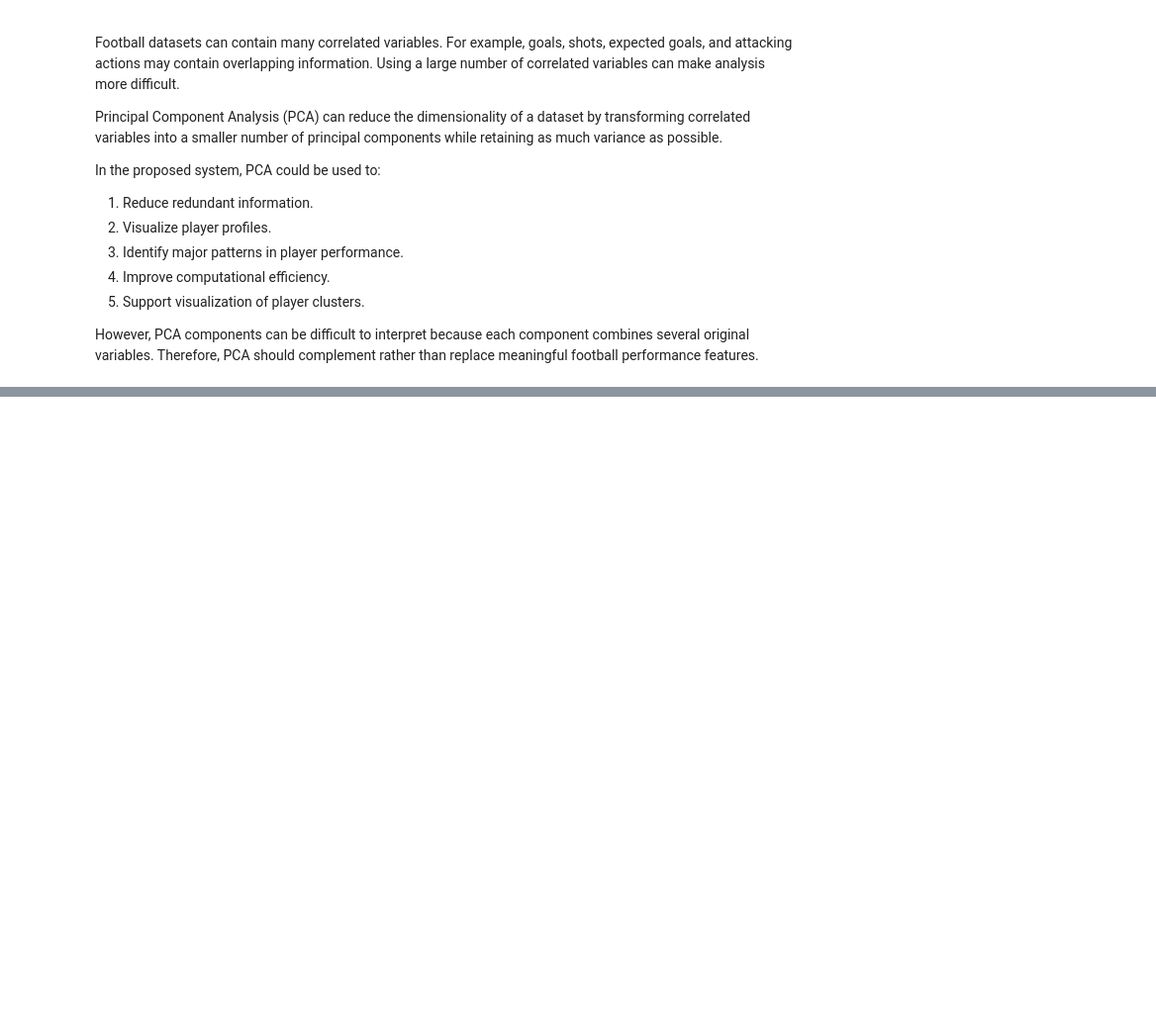
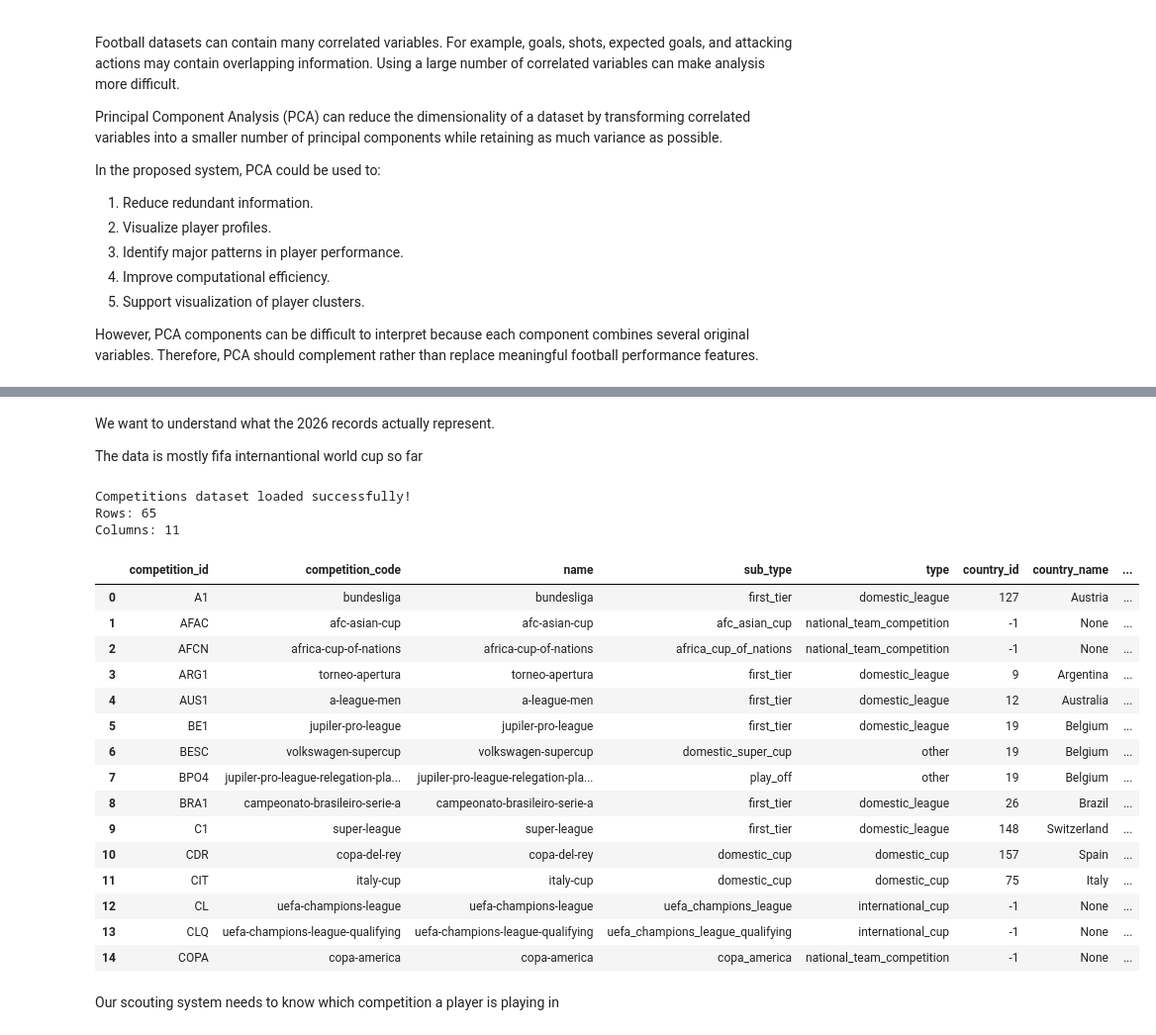
Before and after one commit to SirTEdgar/T_Compares, a Jupyter notebook: FootAnalytics.ipynb, the cells around one changed output, grey strips where cells are left out. Shown at 99% size. Cells and saved outputs as stored; diff of their text form; code cells hidden in the pictures; blank space fills up the shorter version.

```diff
--- a/FootAnalytics.ipynb
+++ b/FootAnalytics.ipynb
@@ -191,0 +606,8 @@ However, PCA components can be difficult to interpret because each component com
+# %%
+import duckdb
+
+db_path = "/content/T_Compares/transfermarkt-datasets.duckdb"
+
+con = duckdb.connect(db_path, read_only=True)
+
+print("Connected successfully!")
@@ -191,0 +1150,42 @@ However, PCA components can be difficult to interpret because each component com
+# %% [markdown]
+We want to understand what the 2026 records actually represent.
+
+The data is mostly fifa internantional world cup so far
+# %%
+# Load the competitions table
+
+competitions = con.execute("""
+    SELECT *
+    FROM competitions
+""").fetchdf()
+
+print("Competitions dataset loaded successfully!")
+print("Rows:", competitions.shape[0])
+print("Columns:", competitions.shape[1])
+# %% [output]
+Competitions dataset loaded successfully!
+Rows: 65
+Columns: 11
+# %%
+# Preview the competitions table
+
+competitions.head(15)
+# %% [output]
+|  | competition_id | competition_code | name | sub_type | type | country_id | country_name | ... |
+| 0 | A1 | bundesliga | bundesliga | first_tier | domestic_league | 127 | Austria | ... |
+| 1 | AFAC | afc-asian-cup | afc-asian-cup | afc_asian_cup | national_team_competition | -1 | None | ... |
+| 2 | AFCN | africa-cup-of-nations | africa-cup-of-nations | africa_cup_of_nations | national_team_competition | -1 | None | ... |
+| 3 | ARG1 | torneo-apertura | torneo-apertura | first_tier | domestic_league | 9 | Argentina | ... |
+| 4 | AUS1 | a-league-men | a-league-men | first_tier | domestic_league | 12 | Australia | ... |
+| 5 | BE1 | jupiler-pro-league | jupiler-pro-league | first_tier | domestic_league | 19 | Belgium | ... |
+| 6 | BESC | volkswagen-supercup | volkswagen-supercup | domestic_super_cup | other | 19 | Belgium | ... |
+| 7 | BPO4 | jupiler-pro-league-relegation-pla... | jupiler-pro-league-relegation-pla... | play_off | other | 19 | Belgium | ... |
+| 8 | BRA1 | campeonato-brasileiro-serie-a | campeonato-brasileiro-serie-a | first_tier | domestic_league | 26 | Brazil | ... |
+| 9 | C1 | super-league | super-league | first_tier | domestic_league | 148 | Switzerland | ... |
+| 10 | CDR | copa-del-rey | copa-del-rey | domestic_cup | domestic_cup | 157 | Spain | ... |
+| 11 | CIT | italy-cup | italy-cup | domestic_cup | domestic_cup | 75 | Italy | ... |
+| 12 | CL | uefa-champions-league | uefa-champions-league | uefa_champions_league | international_cup | -1 | None | ... |
+| 13 | CLQ | uefa-champions-league-qualifying | uefa-champions-league-qualifying | uefa_champions_league_qualifying | international_cup | -1 | None | ... |
+| 14 | COPA | copa-america | copa-america | copa_america | national_team_competition | -1 | None | ... |
+# %% [markdown]
+Our scouting system needs to know which competition a player is playing in
```
Also changed, not shown: parts of 115 cells of this notebook.
